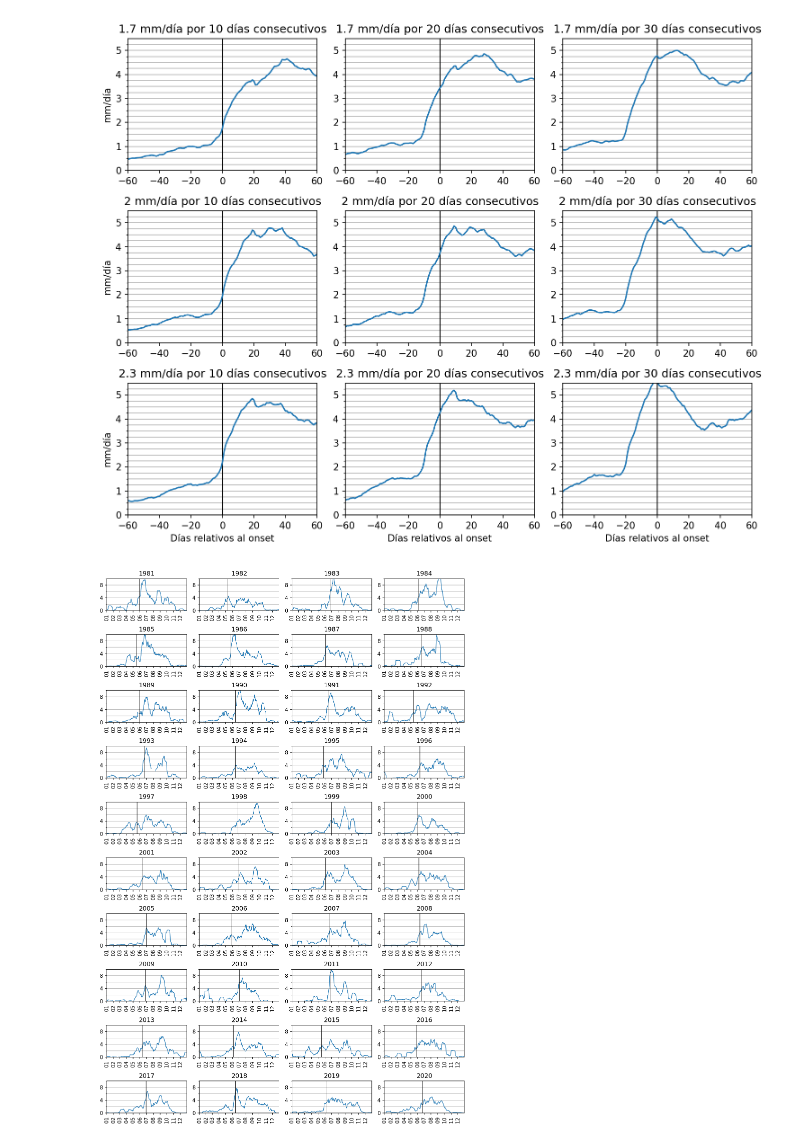
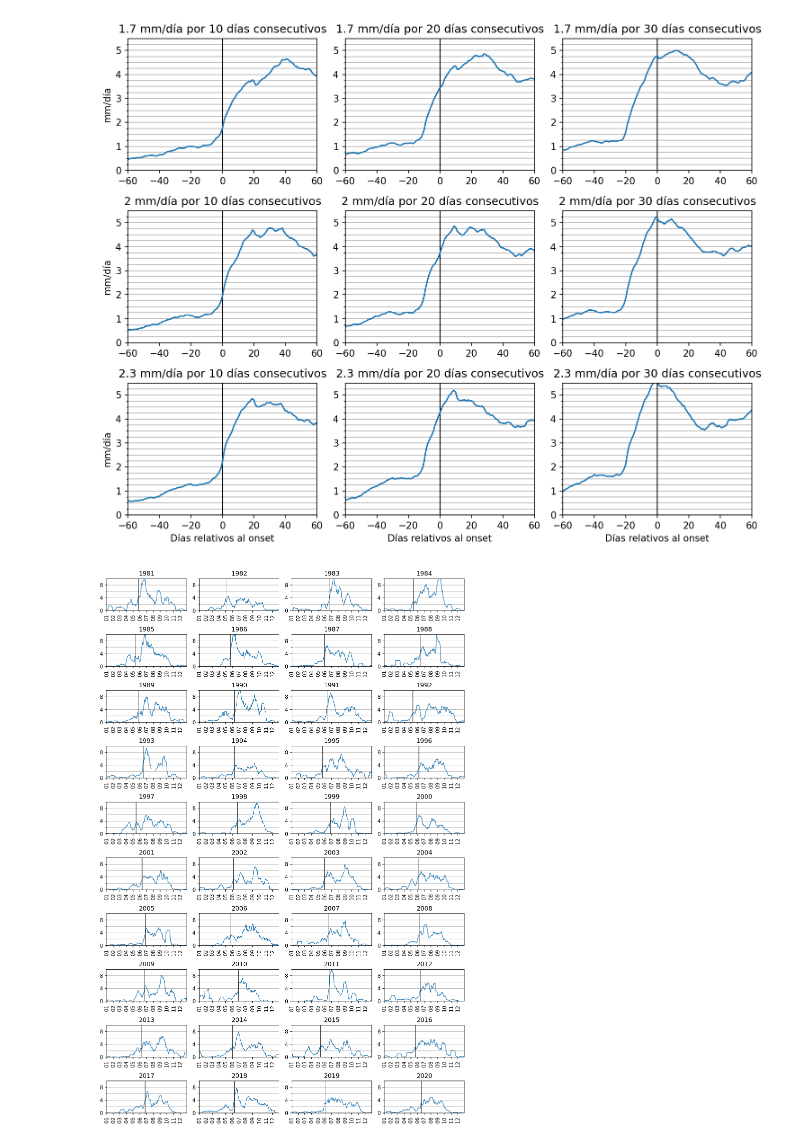
Before and after one commit to rodrigoms95/sequia, a Jupyter notebook: code/onset_anual_CPC.ipynb, the cells around one changed output. Saved outputs shown, nothing was run; the diff lists cells and outputs as text; code cells hidden in the pictures.

```diff
--- a/code/onset_anual_CPC.ipynb
+++ b/code/onset_anual_CPC.ipynb
@@ -28,6 +28,12 @@ fname_grid = "grid_points.csv"
 
 # Fechas mínima y máxima de onset.
 ini = [121, 196]
+
+df_pre = pd.read_csv(path_d + "pre_daily_CHIRPS.csv", index_col = "time" )
+df_pre.index = pd.to_datetime( df_pre.index )
+date_pre = pd.read_csv(path_d + "onset_CHIRPS.csv", index_col = "Año")
+for i in [0, 1]:
+    date_pre.iloc[:, i] = pd.to_datetime( date_pre.iloc[:, i] )
 
 # Se leen los límites de la cuenca.
 df_grid = pd.read_csv(path_d + fname_grid)
@@ -219,7 +225,7 @@ for i_n, n in enumerate(dias):
 # el umbral para n días seguidos de
 # cumplimiento con el criterio.
 umbral = 2.3
-n = 20
+n = 16
 
 df_mean_ind = pd.DataFrame(
     df_mean.copy(), columns = ["Cuenca"] )
@@ -319,31 +325,31 @@ for i in range( len(year) ):
     onset = date.iloc[date.index == year[i], 0]
     withdrawal = date.iloc[date.index == year[i], 1]
 
     axes[i].plot(df_year.iloc[:, 0], linewidth = 1)
     #ax.plot(df_year.iloc[:, 1])
 
     # Onset y withdrawal.
     axes[i].plot( (onset, onset), (0, 12),
         color = "k", linewidth = 0.75 )
     #axes[i].plot( (withdrawal, withdrawal), (0, 12),
     #    color = "k", linewidth = 0.75 )
 
     axes[i].set_title(year[i])
     axes[i].set_yticks( range(0, 14, 4), minor = False )
     axes[i].set_yticks( range(0, 14, 2), minor = True)
     axes[i].grid(axis = "y", which = "both")
     #axes[0].set_ylabel("Precipitación diaria [mm]")
     #axes[0].set_xlabel("Tiempo")
     axes[i].set_ylim(0, 10)
     #axes[i].set_ylim(0, np.ceil(df_year.iloc[:, 0].max()) )
     axes[i].set_xlim( pd.to_datetime( str(year[i]) + "-01-01" ),
         pd.to_datetime( str(year[i]) + "-12-31") )
     # Formato de fecha.
     axes[i].xaxis.set_major_locator(mdates.MonthLocator())
     axes[i].xaxis.set_major_formatter(mdates.DateFormatter("%m"))
     axes[i].set_xticks( axes[i].get_xticks(), xtick_lab, rotation = 90 )
 
 # Separación adecuada entre gráficas.
 fig.tight_layout()
 # %% [output]
-[figure, old version]
+[figure, new version]
```
Also changed, not shown: parts of 1 cell of this notebook, 4 other files.
